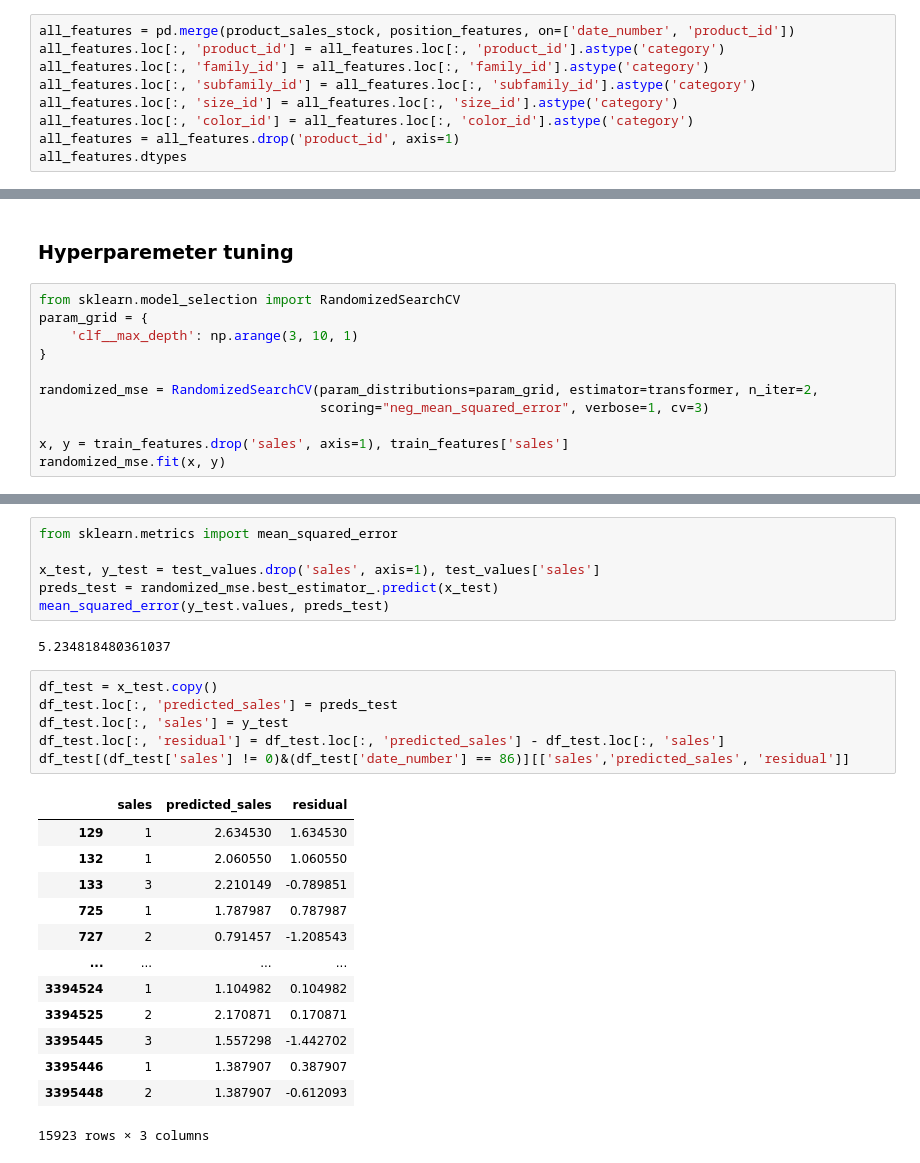
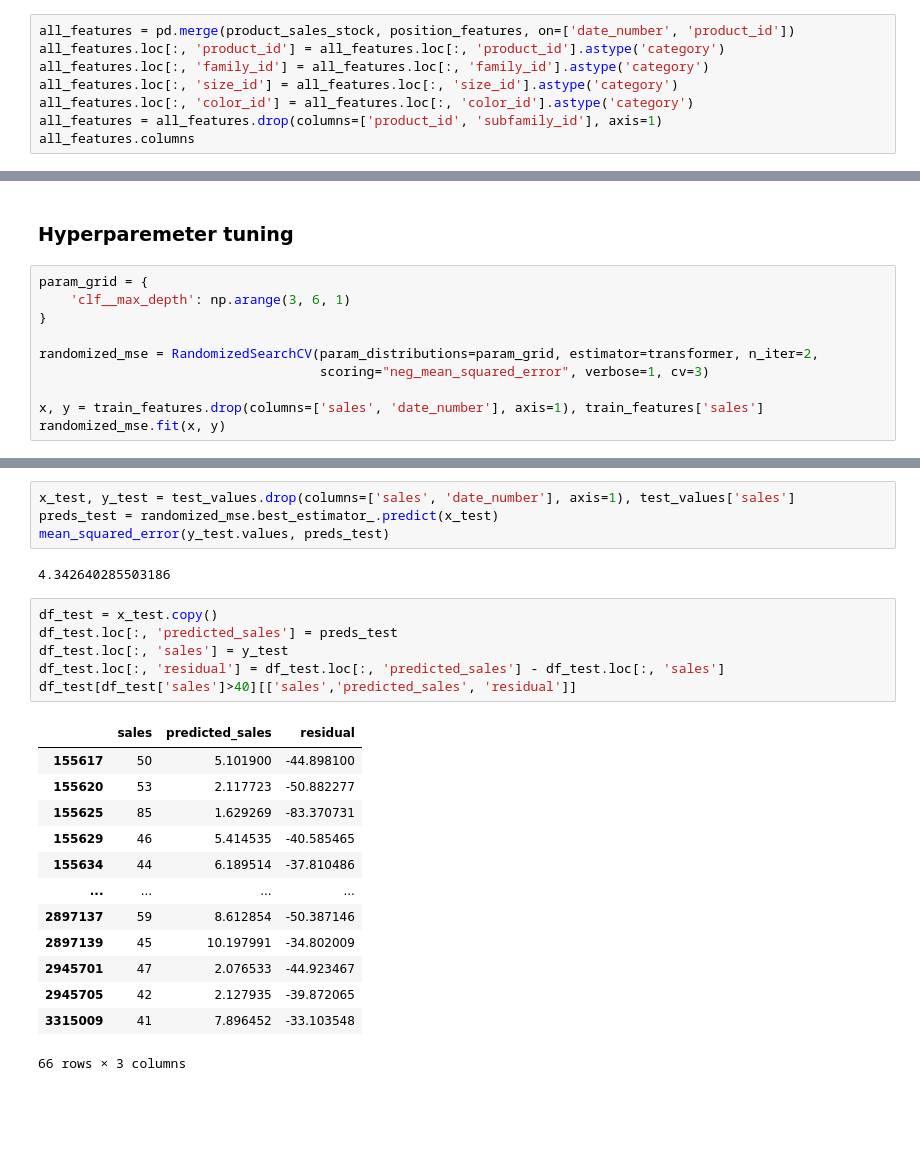
Before and after one commit to yukioichida/zara-data-challenge, a Jupyter notebook: boosting_timeseries_forecasting.ipynb, the cells around one changed output, grey strips where cells are left out. Cells and saved outputs as stored; diff of their text form; blank space fills up the shorter version.

```diff
--- a/boosting_timeseries_forecasting.ipynb
+++ b/boosting_timeseries_forecasting.ipynb
@@ -22,9 +31,8 @@ Index(['product_id', 'family_id', 'subfamily_id', 'price', 'date_number',
 all_features = pd.merge(product_sales_stock, position_features, on=['date_number', 'product_id'])
 all_features.loc[:, 'product_id'] = all_features.loc[:, 'product_id'].astype('category')
 all_features.loc[:, 'family_id'] = all_features.loc[:, 'family_id'].astype('category')
-all_features.loc[:, 'subfamily_id'] = all_features.loc[:, 'subfamily_id'].astype('category')
 all_features.loc[:, 'size_id'] = all_features.loc[:, 'size_id'].astype('category')
 all_features.loc[:, 'color_id'] = all_features.loc[:, 'color_id'].astype('category')
-all_features = all_features.drop('product_id', axis=1)
-all_features.dtypes
+all_features = all_features.drop(columns=['product_id', 'subfamily_id'], axis=1)
+all_features.columns
 # %% [output]
@@ -76,15 +78,14 @@ transformer = Pipeline([
 # %% [markdown]
  ### Hyperparemeter tuning
 # %%
-from sklearn.model_selection import RandomizedSearchCV
 param_grid = {
-    'clf__max_depth': np.arange(3, 10, 1)
+    'clf__max_depth': np.arange(3, 6, 1)
 }
 
 randomized_mse = RandomizedSearchCV(param_distributions=param_grid, estimator=transformer, n_iter=2,
                                     scoring="neg_mean_squared_error", verbose=1, cv=3)
 
-x, y = train_features.drop('sales', axis=1), train_features['sales']
+x, y = train_features.drop(columns=['sales', 'date_number'], axis=1), train_features['sales']
 randomized_mse.fit(x, y)
 # %% [output]
 Fitting 3 folds for each of 2 candidates, totalling 6 fits
@@ -136,30 +113,28 @@ Pipeline(memory=None,
                               validate_parameters=False, verbosity=None))],
          verbose=False)
 # %%
-from sklearn.metrics import mean_squared_error
-
-x_test, y_test = test_values.drop('sales', axis=1), test_values['sales']
+x_test, y_test = test_values.drop(columns=['sales', 'date_number'], axis=1), test_values['sales']
 preds_test = randomized_mse.best_estimator_.predict(x_test)
 mean_squared_error(y_test.values, preds_test)
 # %% [output]
-5.234818480361037
+4.342640285503186
 # %%
 df_test = x_test.copy()
 df_test.loc[:, 'predicted_sales'] = preds_test
 df_test.loc[:, 'sales'] = y_test
 df_test.loc[:, 'residual'] = df_test.loc[:, 'predicted_sales'] - df_test.loc[:, 'sales']
-df_test[(df_test['sales'] != 0)&(df_test['date_number'] == 86)][['sales','predicted_sales', 'residual']]
+df_test[df_test['sales']>40][['sales','predicted_sales', 'residual']]
 # %% [output]
 |  | sales | predicted_sales | residual |
-| 129 | 1 | 2.634530 | 1.634530 |
-| 132 | 1 | 2.060550 | 1.060550 |
-| 133 | 3 | 2.210149 | -0.789851 |
-| 725 | 1 | 1.787987 | 0.787987 |
-| 727 | 2 | 0.791457 | -1.208543 |
+| 155617 | 50 | 5.101900 | -44.898100 |
+| 155620 | 53 | 2.117723 | -50.882277 |
+| 155625 | 85 | 1.629269 | -83.370731 |
+| 155629 | 46 | 5.414535 | -40.585465 |
+| 155634 | 44 | 6.189514 | -37.810486 |
 | ... | ... | ... | ... |
-| 3394524 | 1 | 1.104982 | 0.104982 |
-| 3394525 | 2 | 2.170871 | 0.170871 |
-| 3395445 | 3 | 1.557298 | -1.442702 |
-| 3395446 | 1 | 1.387907 | 0.387907 |
-| 3395448 | 2 | 1.387907 | -0.612093 |
+| 2897137 | 59 | 8.612854 | -50.387146 |
+| 2897139 | 45 | 10.197991 | -34.802009 |
+| 2945701 | 47 | 2.076533 | -44.923467 |
+| 2945705 | 42 | 2.127935 | -39.872065 |
+| 3315009 | 41 | 7.896452 | -33.103548 |
-15923 rows × 3 columns
+66 rows × 3 columns
```
Also changed, not shown: parts of 12 cells of this notebook, 2 other files.
